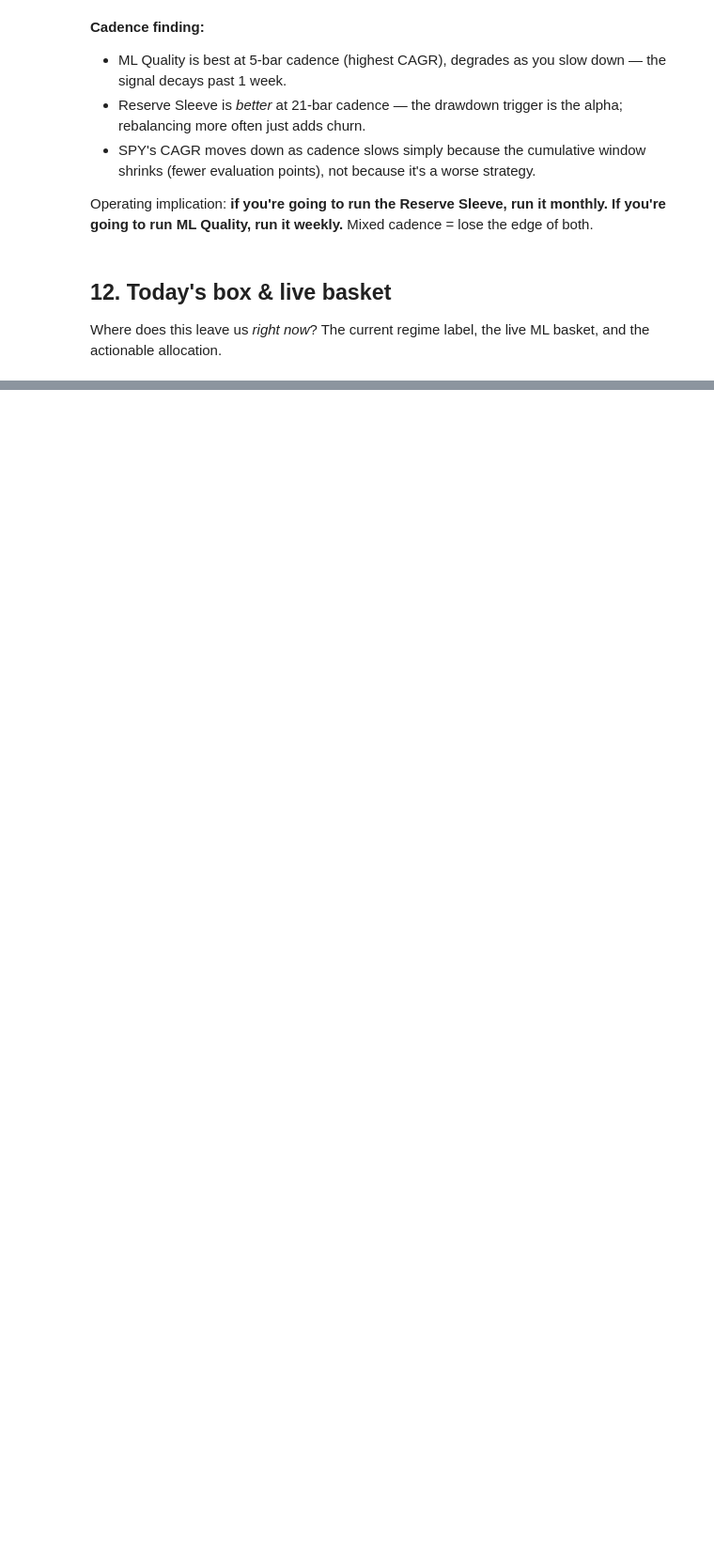
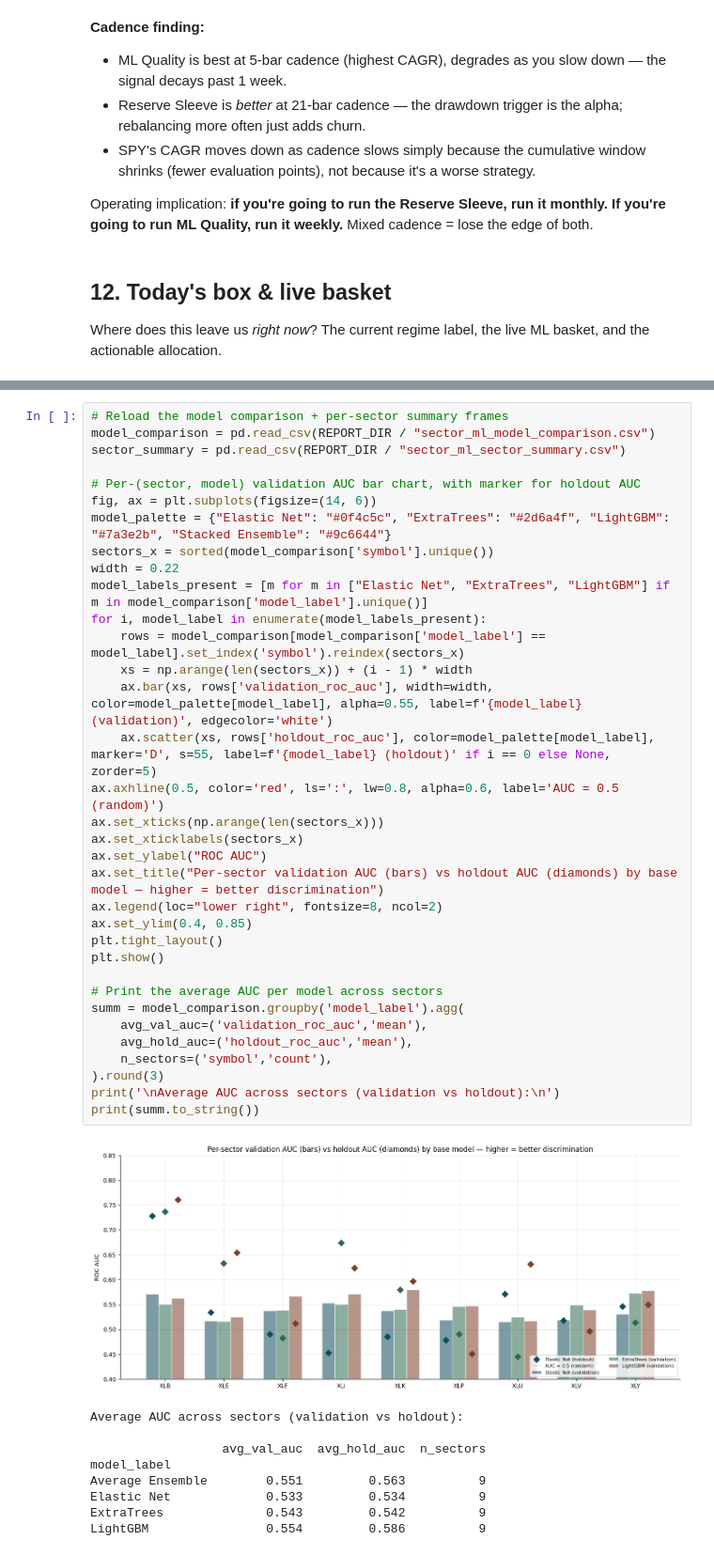
Before and after one commit to tim7en/price_action, a Jupyter notebook: notebooks/sector_strategy_review.ipynb, the cells around one changed output, grey strips where cells are left out. Shown at 94% size. Cells and saved outputs as stored; diff of their text form; blank space fills up the shorter version.

```diff
--- a/notebooks/sector_strategy_review.ipynb
+++ b/notebooks/sector_strategy_review.ipynb
@@ -819,0 +880,44 @@ Putting all of the above together:
+# %%
+# Reload the model comparison + per-sector summary frames
+model_comparison = pd.read_csv(REPORT_DIR / "sector_ml_model_comparison.csv")
+sector_summary = pd.read_csv(REPORT_DIR / "sector_ml_sector_summary.csv")
+
+# Per-(sector, model) validation AUC bar chart, with marker for holdout AUC
+fig, ax = plt.subplots(figsize=(14, 6))
+model_palette = {"Elastic Net": "#0f4c5c", "ExtraTrees": "#2d6a4f", "LightGBM": "#7a3e2b", "Stacked Ensemble": "#9c6644"}
+sectors_x = sorted(model_comparison['symbol'].unique())
+width = 0.22
+model_labels_present = [m for m in ["Elastic Net", "ExtraTrees", "LightGBM"] if m in model_comparison['model_label'].unique()]
+for i, model_label in enumerate(model_labels_present):
+    rows = model_comparison[model_comparison['model_label'] == model_label].set_index('symbol').reindex(sectors_x)
+    xs = np.arange(len(sectors_x)) + (i - 1) * width
+    ax.bar(xs, rows['validation_roc_auc'], width=width, color=model_palette[model_label], alpha=0.55, label=f'{model_label} (validation)', edgecolor='white')
+    ax.scatter(xs, rows['holdout_roc_auc'], color=model_palette[model_label], marker='D', s=55, label=f'{model_label} (holdout)' if i == 0 else None, zorder=5)
+ax.axhline(0.5, color='red', ls=':', lw=0.8, alpha=0.6, label='AUC = 0.5 (random)')
+ax.set_xticks(np.arange(len(sectors_x)))
+ax.set_xticklabels(sectors_x)
+ax.set_ylabel("ROC AUC")
+ax.set_title("Per-sector validation AUC (bars) vs holdout AUC (diamonds) by base model — higher = better discrimination")
+ax.legend(loc="lower right", fontsize=8, ncol=2)
+ax.set_ylim(0.4, 0.85)
+plt.tight_layout()
+plt.show()
+
+# Print the average AUC per model across sectors
+summ = model_comparison.groupby('model_label').agg(
+    avg_val_auc=('validation_roc_auc','mean'),
+    avg_hold_auc=('holdout_roc_auc','mean'),
+    n_sectors=('symbol','count'),
+).round(3)
+print('\nAverage AUC across sectors (validation vs holdout):\n')
+print(summ.to_string())
+# %% [output]
+[figure, added]
+Average AUC across sectors (validation vs holdout):
+
+                  avg_val_auc  avg_hold_auc  n_sectors
+model_label
+Average Ensemble        0.551         0.563          9
+Elastic Net             0.533         0.534          9
+ExtraTrees              0.543         0.542          9
+LightGBM                0.554         0.586          9
```
Also changed, not shown: parts of 25 cells of this notebook, 1 other file.
